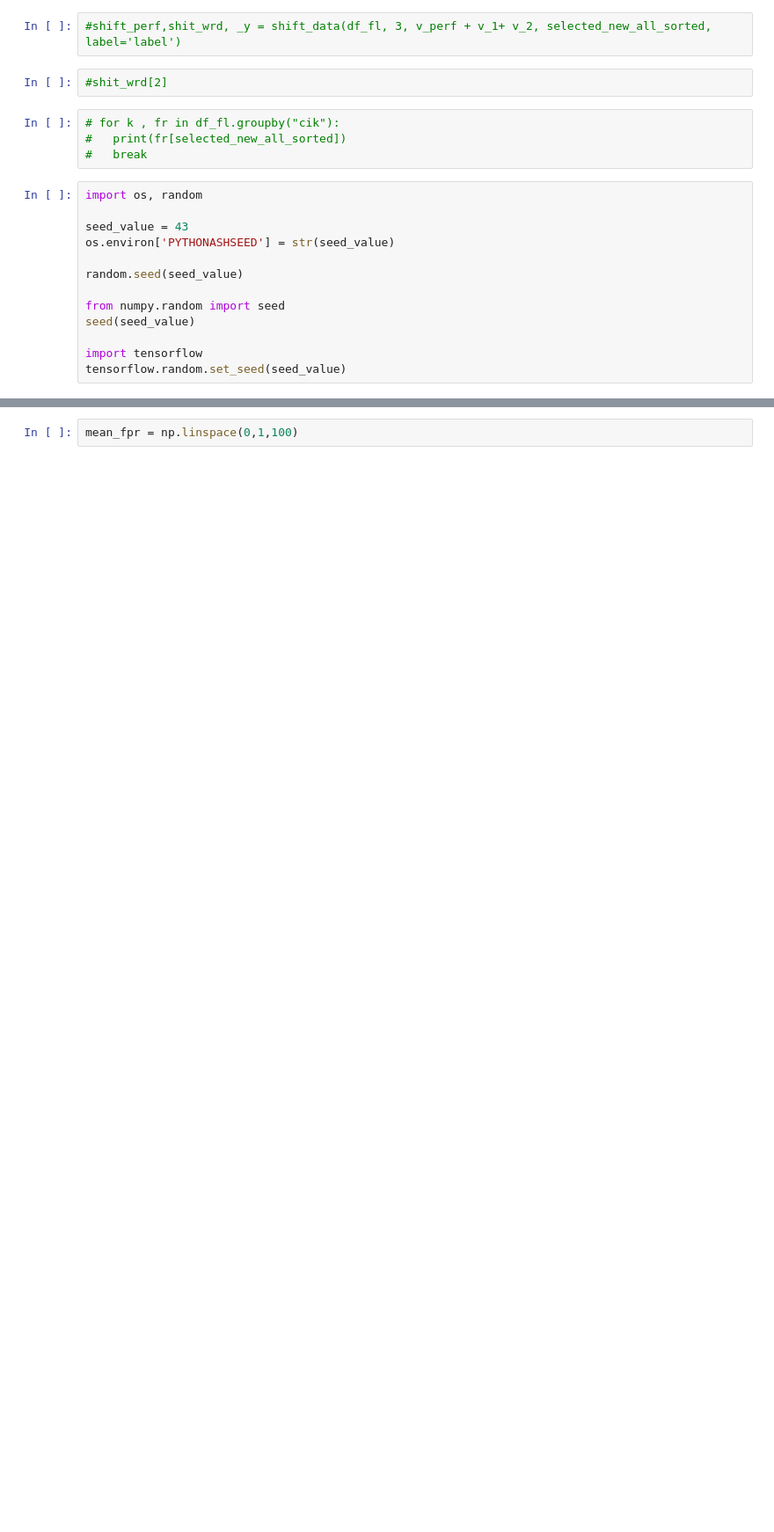
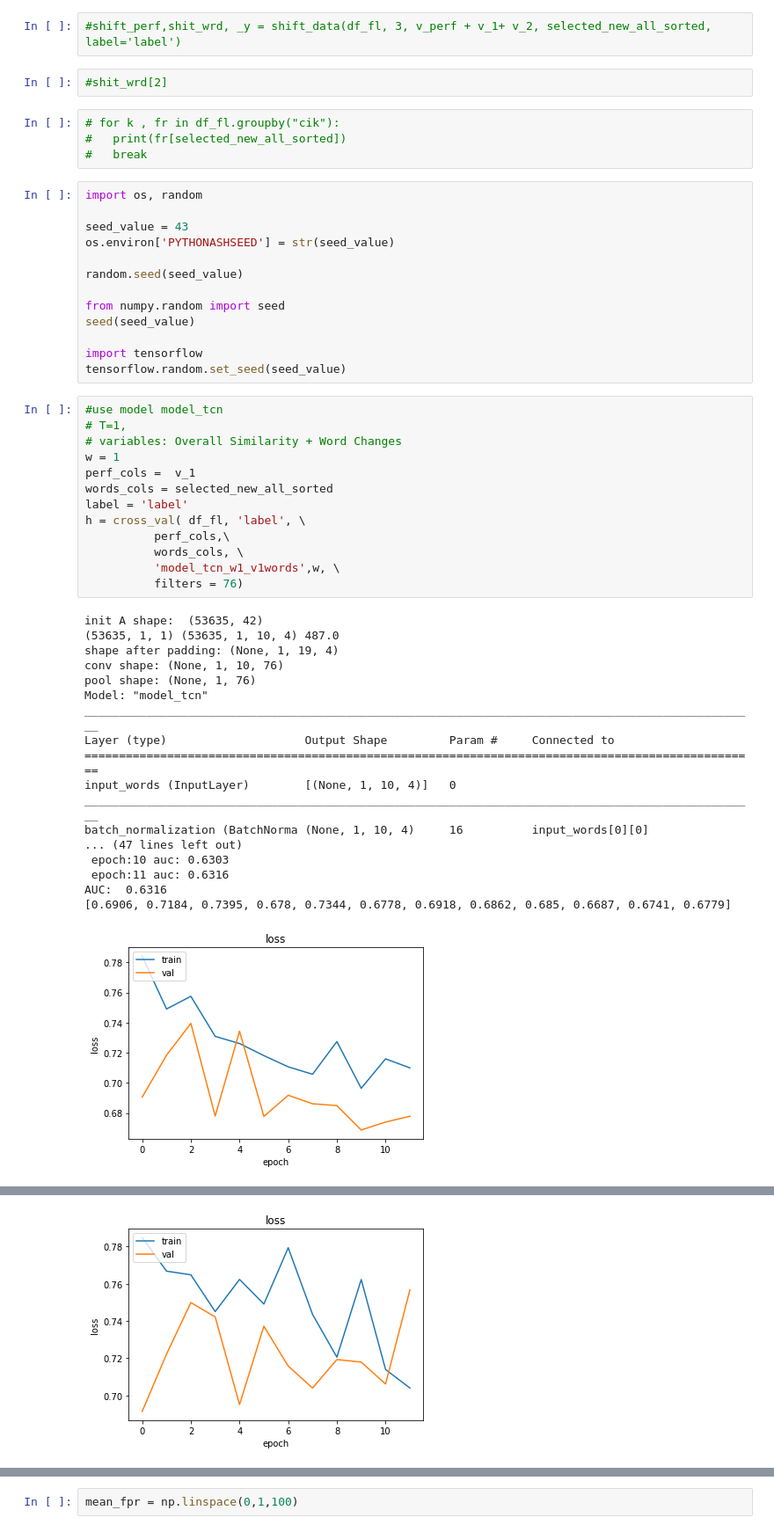
Before and after one commit to pepperamy/tenK_phase2, a Jupyter notebook: 104_of_10k_featureselection_cnnlstm.ipynb, the cells around one changed output, grey strips where cells are left out. Shown at 88% size. Saved outputs shown, nothing was run; the diff lists cells and outputs as text; blank space fills up the shorter version.

```diff
--- a/104_of_10k_featureselection_cnnlstm.ipynb
+++ b/104_of_10k_featureselection_cnnlstm.ipynb
@@ -1677,3 +1695,35 @@ seed(seed_value)
 
 import tensorflow
 tensorflow.random.set_seed(seed_value)
+# %%
+#use model model_tcn
+# T=1,
+# variables: Overall Similarity + Word Changes
+w = 1
+perf_cols =  v_1
+words_cols = selected_new_all_sorted
+label = 'label'
+h = cross_val( df_fl, 'label', \
+          perf_cols,\
+          words_cols, \
+          'model_tcn_w1_v1words',w, \
+          filters = 76)
+# %% [output]
+init A shape:  (53635, 42)
+(53635, 1, 1) (53635, 1, 10, 4) 487.0
+shape after padding: (None, 1, 19, 4)
+conv shape: (None, 1, 10, 76)
+pool shape: (None, 1, 76)
+Model: "model_tcn"
+__________________________________________________________________________________________________
+Layer (type)                    Output Shape         Param #     Connected to
+==================================================================================================
+input_words (InputLayer)        [(None, 1, 10, 4)]   0
+__________________________________________________________________________________________________
+batch_normalization (BatchNorma (None, 1, 10, 4)     16          input_words[0][0]
+... (47 lines left out)
+ epoch:10 auc: 0.6303
+ epoch:11 auc: 0.6316
+AUC:  0.6316
+[0.6906, 0.7184, 0.7395, 0.678, 0.7344, 0.6778, 0.6918, 0.6862, 0.685, 0.6687, 0.6741, 0.6779]
+[figure, added]
@@ -1679,0 +1747 @@ tensorflow.random.set_seed(seed_value)
+[figure, added]
```
Also changed, not shown: parts of 9 cells of this notebook.
